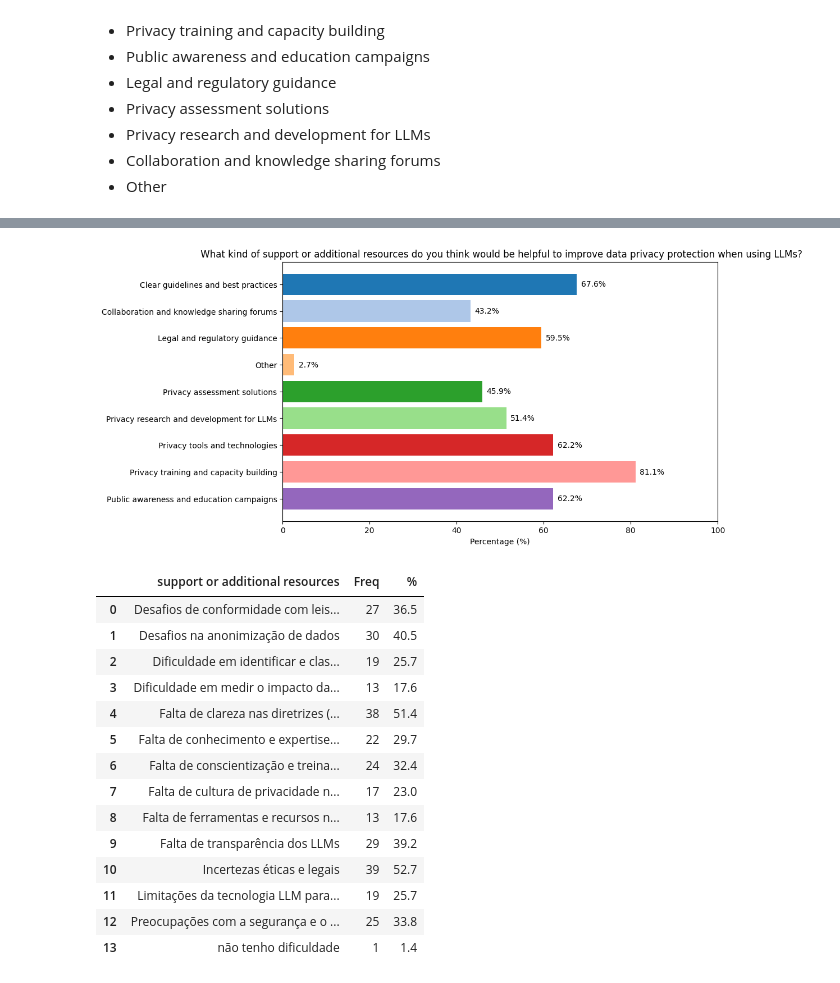
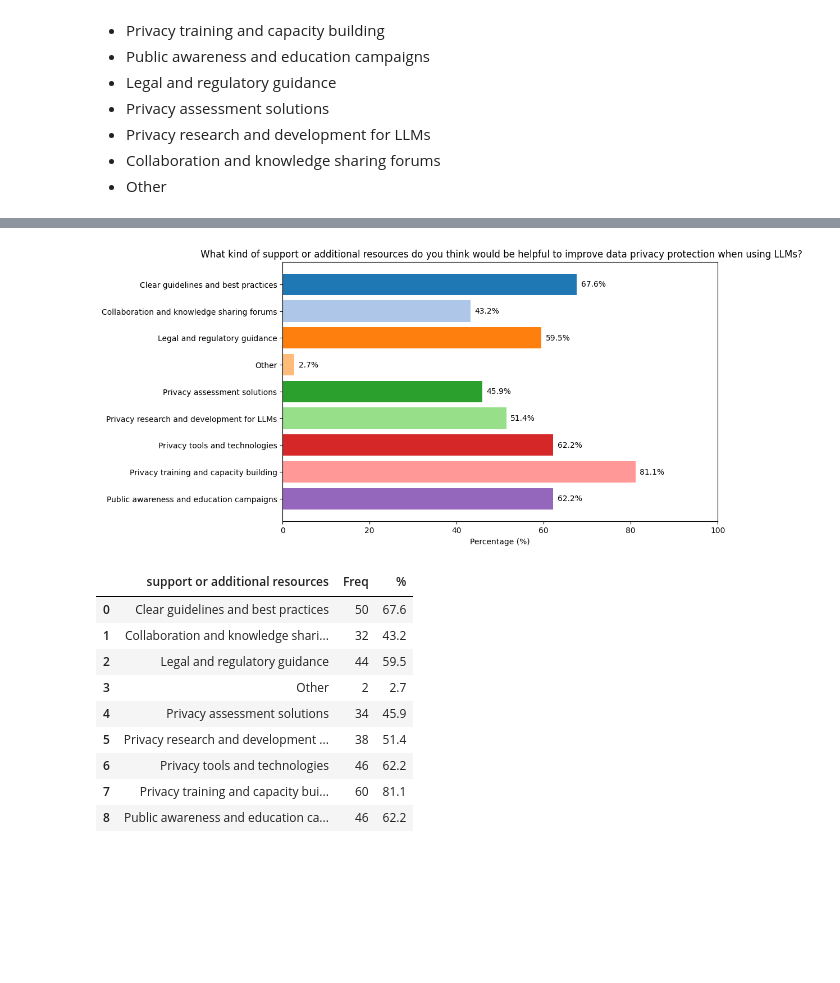
Before and after one commit to fabianumfalco/perception_br_devs_data_privacy_llm, a Jupyter notebook: data_analysis_survey.ipynb, the cells around one changed output, grey strips where cells are left out. Drawn from its saved outputs; the diff is of its cells as text; code cells hidden in the pictures; blank space fills up the shorter version.

```diff
--- a/data_analysis_survey.ipynb
+++ b/data_analysis_survey.ipynb
@@ -2667,0 +2919,22 @@ table_data
+# %%
+# Defining a color palette with different colors for each bar
+colors = plt.cm.tab20(range(len(result_q38)))
+
+# Plotting horizontal bar chart with percentage values and different colors
+plt.figure(figsize=(10, 6))
+bars = plt.barh(result_q38['answer'], result_q38['pct'], color=colors)
+
+# Adding percentage values on the bars
+for bar, pct in zip(bars, result_q38['pct']):
+    plt.text(bar.get_width() + 1, bar.get_y() + bar.get_height()/2, f'{pct}%', ha='left', va='center', fontsize=10)
+
+plt.xlabel('Percentage (%)')
+plt.title('How does the lack of specific knowledge about data privacy affect your work with LLMs?')
+plt.xlim(0, 100)  # Setting the x-axis limit from 0 to 100
+plt.gca().invert_yaxis()  # Invert y-axis to have the highest percentage at the top
+plt.show()
+
+## Displaying table with qtde and pct values
+table_data = result_q38[['answer', 'qtde', 'pct']]
+table_data.rename(columns={"answer": "affect", "qtde": "Freq", "pct": "%"}, inplace=True)
+table_data
@@ -2917,39 +3189,34 @@ result_q42
 # %%
 # Defining a color palette with different colors for each bar
-colors = plt.cm.tab20(range(len(result_q34)))
+colors = plt.cm.tab20(range(len(result_q42)))
 
 # Plotting horizontal bar chart with percentage values and different colors
 plt.figure(figsize=(10, 6))
 bars = plt.barh(result_q42['answer'], result_q42['pct'], color=colors)
 
 # Adding percentage values on the bars
 for bar, pct in zip(bars, result_q42['pct']):
     plt.text(bar.get_width() + 1, bar.get_y() + bar.get_height()/2, f'{pct}%', ha='left', va='center', fontsize=10)
 
 plt.xlabel('Percentage (%)')
 plt.title(' What kind of support or additional resources do you think would be helpful to improve data privacy protection when using LLMs?')
 plt.xlim(0, 100)  # Setting the x-axis limit from 0 to 100
 plt.gca().invert_yaxis()  # Invert y-axis to have the highest percentage at the top
 plt.show()
 
 ## Displaying table with qtde and pct values
-table_data = result_q34[['answer', 'qtde', 'pct']]
+table_data = result_q42[['answer', 'qtde', 'pct']]
 table_data.rename(columns={"answer": "support or additional resources", "qtde": "Freq", "pct": "%"}, inplace=True)
 table_data
 # %% [output]
 [figure]
 |  | support or additional resources | Freq | % |
-| 0 | Desafios de conformidade com leis... | 27 | 36.5 |
-| 1 | Desafios na anonimização de dados | 30 | 40.5 |
-| 2 | Dificuldade em identificar e clas... | 19 | 25.7 |
-| 3 | Dificuldade em medir o impacto da... | 13 | 17.6 |
-| 4 | Falta de clareza nas diretrizes (... | 38 | 51.4 |
-| 5 | Falta de conhecimento e expertise... | 22 | 29.7 |
-| 6 | Falta de conscientização e treina... | 24 | 32.4 |
-| 7 | Falta de cultura de privacidade n... | 17 | 23.0 |
-| 8 | Falta de ferramentas e recursos n... | 13 | 17.6 |
-| 9 | Falta de transparência dos LLMs | 29 | 39.2 |
-| 10 | Incertezas éticas e legais | 39 | 52.7 |
-| 11 | Limitações da tecnologia LLM para... | 19 | 25.7 |
-| 12 | Preocupações com a segurança e o ... | 25 | 33.8 |
-| 13 | não tenho dificuldade | 1 | 1.4 |
+| 0 | Clear guidelines and best practices | 50 | 67.6 |
+| 1 | Collaboration and knowledge shari... | 32 | 43.2 |
+| 2 | Legal and regulatory guidance | 44 | 59.5 |
+| 3 | Other | 2 | 2.7 |
+| 4 | Privacy assessment solutions | 34 | 45.9 |
+| 5 | Privacy research and development ... | 38 | 51.4 |
+| 6 | Privacy tools and technologies | 46 | 62.2 |
+| 7 | Privacy training and capacity bui... | 60 | 81.1 |
+| 8 | Public awareness and education ca... | 46 | 62.2 |
```
Also changed, not shown: parts of 15 cells of this notebook.
